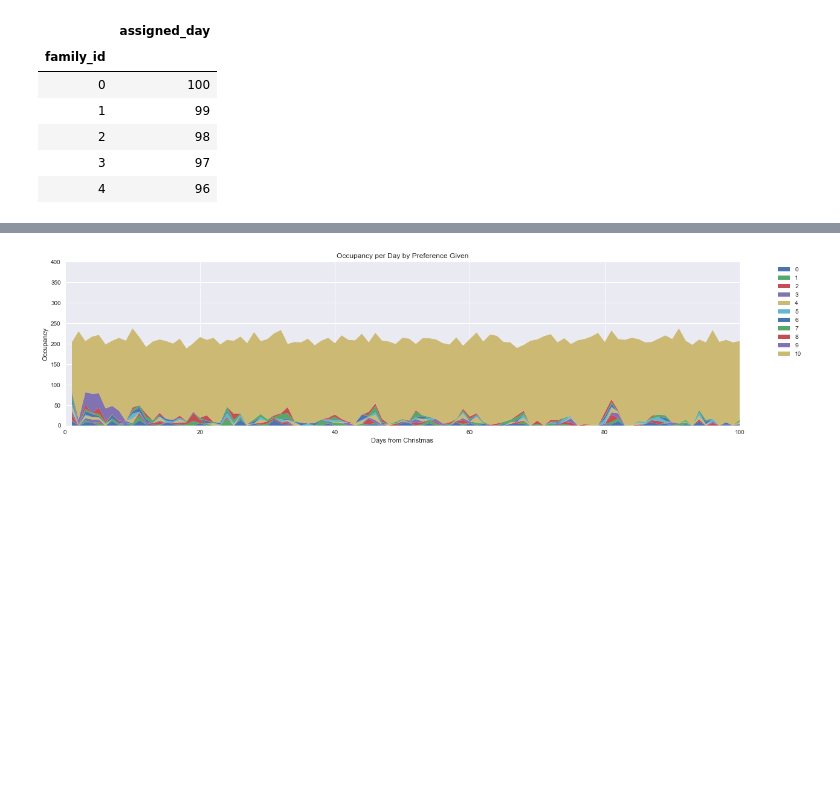
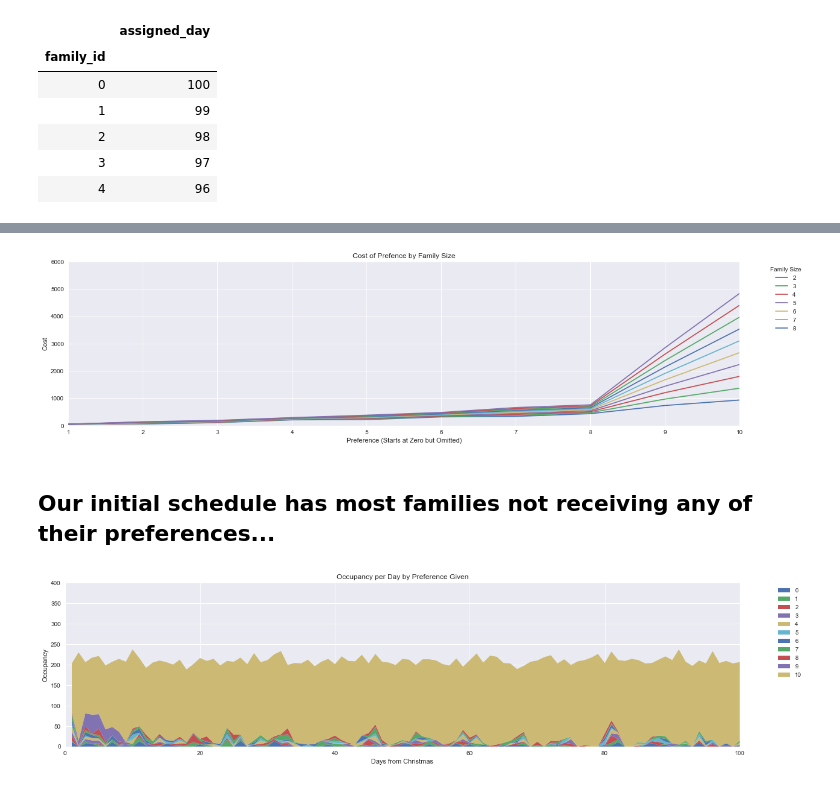
Before and after one commit to tdrumhel1/santa, a Jupyter notebook: v3-santa.ipynb, the cells around one changed output, grey strips where cells are left out. Cells and saved outputs as stored; diff of their text form; code cells hidden in the pictures; blank space fills up the shorter version.

```diff
--- a/v3-santa.ipynb
+++ b/v3-santa.ipynb
@@ -152 +186,53 @@ def top_pref_penalty(pref,d):
+# %%
+# Setting average family size
+fam_size = sorted(list(data['n_people'].unique()))
+pref = range(1,11)
+
+# Labels for stacked plot
+labels = fam_size
+
+pref_0 = [top_pref_penalty(0,d) for d in pref]
+pref_1 = [top_pref_penalty(1,d) for d in pref]
+pref_2 = [top_pref_penalty(2,d) for d in pref]
+pref_3 = [top_pref_penalty(3,d) for d in pref]
+pref_4 = [top_pref_penalty(4,d) for d in pref]
+pref_5 = [top_pref_penalty(5,d) for d in pref]
+pref_6 = [top_pref_penalty(6,d) for d in pref]
+pref_7 = [top_pref_penalty(7,d) for d in pref]
+pref_8 = [top_pref_penalty(8,d) for d in pref]
+pref_9 = [top_pref_penalty(9,d) for d in pref]
+pref_10 = [top_pref_penalty(10,d) for d in pref]
+
+
+# Setting figure
+plt.close('all')
+plt.style.use('seaborn')
+
+fig, ax = plt.subplots(figsize=(20,5))
+
+# Formatting plot area
+ax.set_xlabel('Preference (Starts at Zero but Omitted)')
+ax.set_ylabel('Cost')
+ax.set_ylim(0,6000)
+ax.set_xlim(1,10)
+
+# Creating plot
+# ax0 = ax.plot(pref,pref_0)
+ax1 = ax.plot(pref,pref_1)
+ax2 = ax.plot(pref,pref_2)
+ax3 = ax.plot(pref,pref_3)
+ax4 = ax.plot(pref,pref_4)
+ax5 = ax.plot(pref,pref_5)
+ax6 = ax.plot(pref,pref_6)
+ax7 = ax.plot(pref,pref_7)
+ax8 = ax.plot(pref,pref_8)
+ax9 = ax.plot(pref,pref_9)
+ax10 = ax.plot(pref,pref_10)
+
+ax.legend(labels=labels,loc=1,bbox_to_anchor=(1.1, 1),title='Family Size')
+ax.set_title('Cost of Prefence by Family Size')
+
+plt.show()
+# %% [output]
+[figure, added]
 # %%
@@ -197,6 +284,8 @@ def pref_count(df,pref):
         count[index] = row['n_people']
 
     return count
+# %% [markdown]
+## Our initial schedule has most families not receiving any of their preferences...
 # %%
 plt.close('all')
 plt.style.use('seaborn')
```
Also changed, not shown: parts of 26 cells of this notebook.
